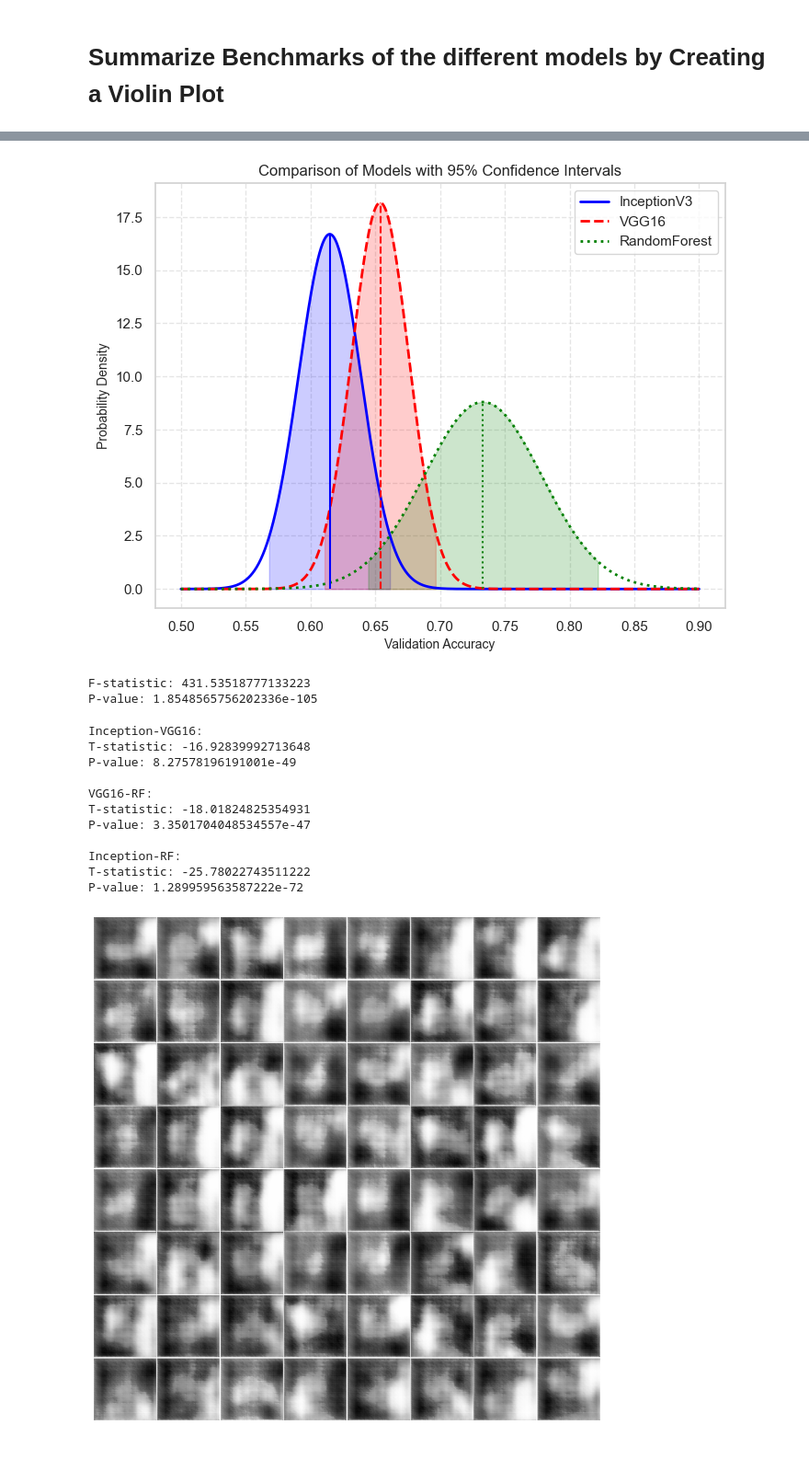
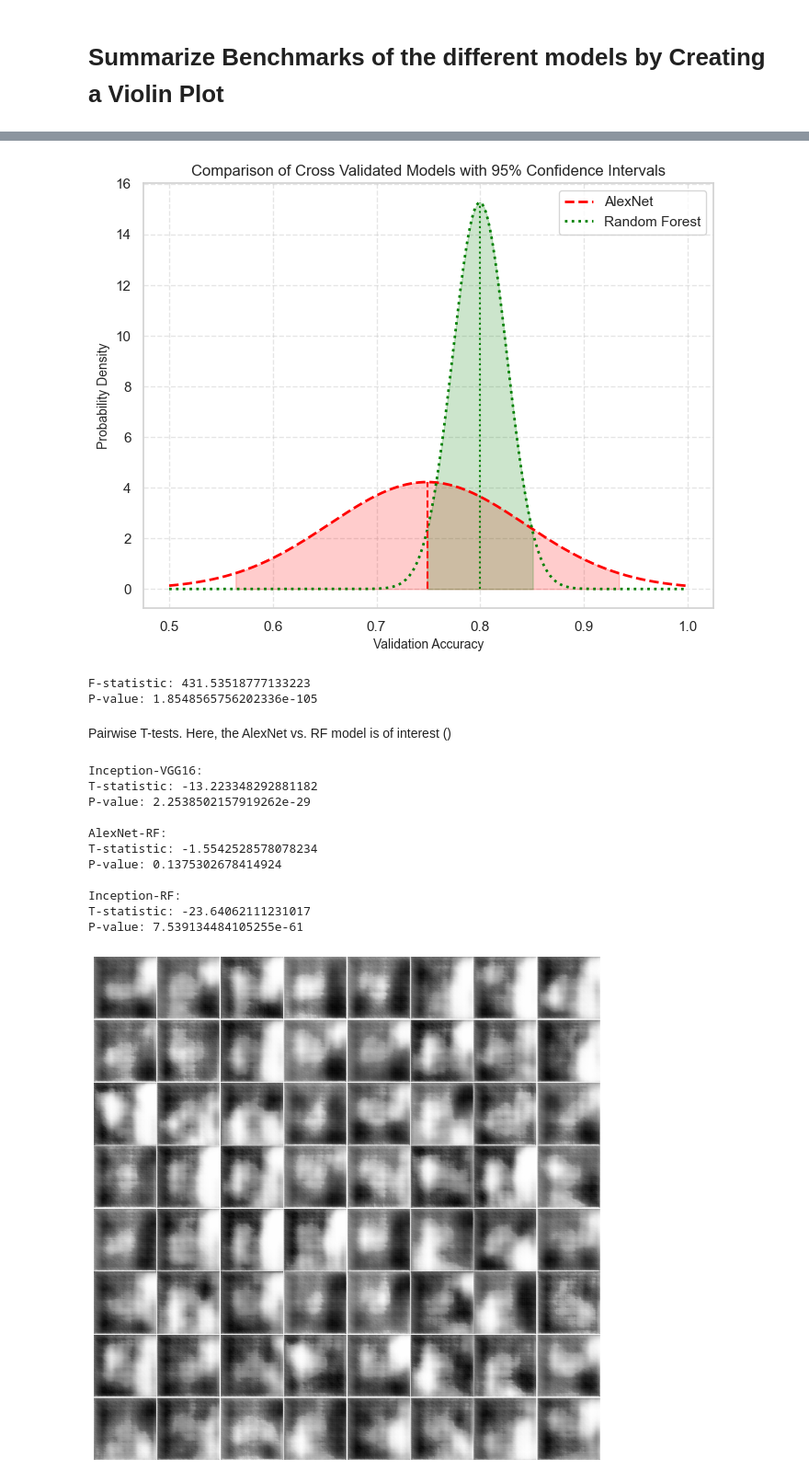
Before and after one commit to CarlViggo/ML_lung_tumour_classification, a Jupyter notebook: Code/DeepLearningModel.ipynb, the cells around one changed output, grey strips where cells are left out. Shown at 92% size. Drawn from its saved outputs; the diff is of its cells as text; code cells hidden in the pictures; blank space fills up the shorter version.

```diff
--- a/Code/DeepLearningModel.ipynb
+++ b/Code/DeepLearningModel.ipynb
@@ -848,2 +1018,7 @@ model_file_path = "C:\\Users\\Johan\\Documents\\Modeller\\V5_VGG16_pretr_ep200_i
 # Save the model
 model_1.save(model_file_path)
+# %%
+history_file_path = "C:\\Users\\Johan\\Documents\\Modeller\\V5_VGG16_pretr_ep200_imbs6_HISTORY.h5"
+
+with open(model2_file_path, "wb") as file:
+    pickle.dump(model_1.history, file)
@@ -1270,0 +1720,17 @@ Vizualise validation accuracies through a Violin Plot
+# %%
+# Pytorch_model after 10 fold cross val accuracies
+
+ten_fold_vgg16 = "C:\\Users\\Johan\\Documents\\Modeller\\VGG16_val_acc_after_10_fold.h5"
+
+# Load the history
+with open(ten_fold_vgg16, "rb") as file:
+    ten_fold_vgg16 = pickle.load(file)
+
+ten_fold_vgg16 = np.array(ten_fold_vgg16)/100
+# %%
+# Random Forest model after 10 fold cross val accuracies
+
+path_to_rf_scores = "C:\\Users\\Johan\\Documents\\Tetration\\rf_cross_val_scores.npy"
+
+
+ten_fold_RF = np.load(path_to_rf_scores)
@@ -1322,13 +1823,10 @@ import matplotlib.pyplot as plt
 from scipy.stats import norm
 import seaborn as sns
 
-
-data1 = loaded_history["val_accuracy"]
-data2 = VGG16B.history["val_accuracy"]
-data3 = RFValAccuracy
+data2 = ten_fold_vgg16
+data3 = ten_fold_RF # Values after 10-fold cross validation on the top-performing model
 
 # Calculate means and standard deviations for each dataset
-mean1, std1 = np.mean(data1), np.std(data1)
 mean2, std2 = np.mean(data2), np.std(data2)
 mean3, std3 = np.mean(data3), np.std(data3)
 
@@ -1340,49 +1838,44 @@ plt.rcParams['axes.labelsize'] = 10
 plt.rcParams['axes.titlesize'] = 12
 
 # Create x-values for Gaussian curves
-x = np.linspace(0.5, 0.9, 1000)  # Adjust the range as needed
+x = np.linspace(0.5, 1, 1000)  # Adjust the range as needed
 
 # Generate Gaussian curves
-curve1 = norm.pdf(x, mean1, std1)
 curve2 = norm.pdf(x, mean2, std2)
 curve3 = norm.pdf(x, mean3, std3)
 
 # Calculate confidence intervals (e.g., 95% CI)
 ci_factor = 1.96
-ci1 = ci_factor * std1
 ci2 = ci_factor * std2
 ci3 = ci_factor * std3
 
 fig, ax = plt.subplots(figsize=(8, 6))
 
 # plot the Gaussian curves
-ax.plot(x, curve1, label='InceptionV3', color='blue', linewidth=2)
-ax.plot(x, curve2, label='VGG16', color='red', linewidth=2, linestyle='--')
-ax.plot(x, curve3, label='RandomForest', color='green', linewidth=2, linestyle=':')
+ax.plot(x, curve2, label='AlexNet', color='red', linewidth=2, linestyle='--')
+ax.plot(x, curve3, label='Random Forest', color='green', linewidth=2, linestyle=':')
 
 # add vertical lines for the means
-ax.vlines(mean1, 0, norm.pdf(mean1, mean1, std1), color='blue', linestyles='-', linewidth=1.5)
 ax.vlines(mean2, 0, norm.pdf(mean2, mean2, std2), color='red', linestyles='--', linewidth=1.5)
 ax.vlines(mean3, 0, norm.pdf(mean3, mean3, std3), color='green', linestyles=':', linewidth=1.5)
 
 # shade the confidence intervals
-ax.fill_between(x, 0, curve1, where=((x > mean1 - ci1) & (x < mean1 + ci1)), color='blue', alpha=0.2)
 ax.fill_between(x, 0, curve2, where=((x > mean2 - ci2) & (x < mean2 + ci2)), color='red', alpha=0.2)
 ax.fill_between(x, 0, curve3, where=((x > mean3 - ci3) & (x < mean3 + ci3)), color='green', alpha=0.2)
 
 # customize appearance
 ax.set_xlabel('Validation Accuracy')
 ax.set_ylabel('Probability Density')
-ax.set_title('Comparison of Models with 95% Confidence Intervals')
+ax.set_title('Comparison of Cross Validated Models with 95% Confidence Intervals')
 ax.legend()
 ax.grid(True, linestyle='--', alpha=0.5)
 for spine in ax.spines.values():
     spine.set_edgecolor('#D3D3D3')
 
-plt.savefig("C:\\Users\\Johan\\Documents\\GY-Projekt\\Fotografier\\Gaussian_CI2V2.png", dpi=300)
+##plt.savefig("C:\\Users\\Johan\\Documents\\GY-Projekt\\Fotografier\\Confidence_interval_Cross_vals.png", dpi=300)
 plt.show()
 # %% [output]
-[figure, old version]
+[figure, new version]
 # %%
 import numpy as np
 from scipy.stats import f_oneway
@@ -1400,38 +1893,48 @@ print("P-value:", p_value)
 # %% [output]
 F-statistic: 431.53518777133223
 P-value: 1.8548565756202336e-105
+# %% [markdown]
+Pairwise T-tests. Here, the AlexNet vs. RF model is of interest ()
 # %%
 from scipy.stats import ttest_ind
 
 data1 = loaded_history["val_accuracy"]
-data2 = VGG16B.history["val_accuracy"]
-data3 = RFValAccuracy
+data2 = ten_fold_vgg16
+data3 = ten_fold_RF
+#data4 = medical_model.history["val_accuracy"]
 
 # Perform t-tests between pairs
 t_stat_m1_m2, p_value_m1_m2 = ttest_ind(data1, data2)
 t_stat_m2_m3, p_value_m2_m3 = ttest_ind(data2, data3)
 t_stat_m1_m3, p_value_m1_m3 = ttest_ind(data1, data3)
 
+# compare different feature extraction methods
+#t_stat_m2_m4, p_value_m2_m4 = ttest_ind(data2, data4)
+
 print("Inception-VGG16:")
 print("T-statistic:", t_stat_m1_m2)
 print("P-value:", p_value_m1_m2)
 
-print("\nVGG16-RF:")
+print("\nAlexNet-RF:")
 print("T-statistic:", t_stat_m2_m3)
 print("P-value:", p_value_m2_m3)
 
 print("\nInception-RF:")
 print("T-statistic:", t_stat_m1_m3)
 print("P-value:", p_value_m1_m3)
+
+#print("\nVGG16 medical vs AlexNet")
+#print("T-statistic:", t_stat_m2_m4)
+#print("P-value:", p_value_m2_m4)
 # %% [output]
 Inception-VGG16:
-T-statistic: -16.92839992713648
-P-value: 8.27578196191001e-49
+T-statistic: -13.223348292881182
+P-value: 2.2538502157919262e-29
 
-VGG16-RF:
-T-statistic: -18.01824825354931
-P-value: 3.3501704048534557e-47
+AlexNet-RF:
+T-statistic: -1.5542528578078234
+P-value: 0.1375302678414924
 
 Inception-RF:
-T-statistic: -25.78022743511222
-P-value: 1.289959563587222e-72
+T-statistic: -23.64062111231017
+P-value: 7.539134484105255e-61
```
Also changed, not shown: parts of 63 cells of this notebook.
